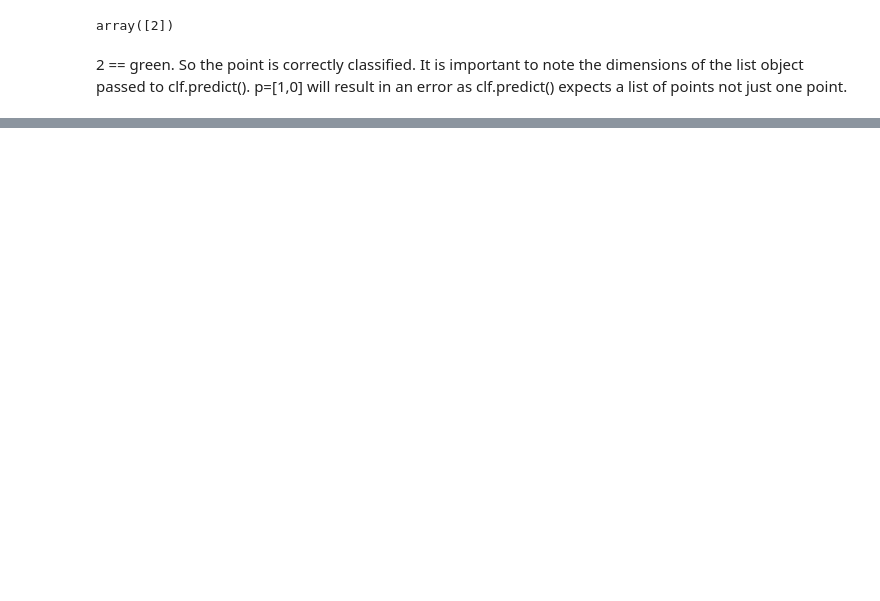
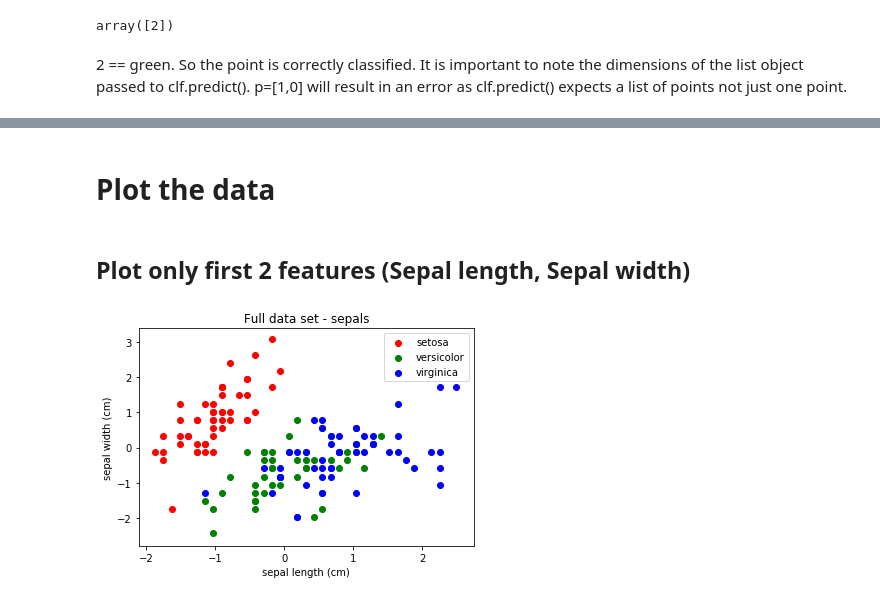
Before and after one commit to saugatach/scikitlearn-tutorial, a Jupyter notebook: mytutorial_scikitlearn_SGDClassifier.ipynb, the cells around one changed output, grey strips where cells are left out. Cells and saved outputs as stored; diff of their text form; code cells hidden in the pictures; blank space fills up the shorter version.

```diff
--- a/mytutorial_scikitlearn_SGDClassifier.ipynb
+++ b/mytutorial_scikitlearn_SGDClassifier.ipynb
@@ -119,0 +129,11 @@ array([2])
+# %%
+# import Iris dataset
+from sklearn import datasets
+
+import numpy as np
+np.set_printoptions(suppress=True) # to prevent numpy printing values in exponential notation
+import matplotlib.pyplot as plt
+
+# load the iris dataset
+iris = datasets.load_iris()
+x_iris, y_iris = iris.data, iris.target
@@ -119,0 +164,4 @@ array([2])
+# %%
+scaler = preprocessing.StandardScaler().fit(x_iris)
+x_iris = scaler.transform(x_iris)
+x_iris[:5]
@@ -119,0 +185,16 @@ array([2])
+# %% [markdown]
+# Plot the data
+# %% [markdown]
+## Plot only first 2 features (Sepal length, Sepal width)
+# %%
+cols = ['red','green','blue']
+
+for i in range(3):
+    plt.scatter(x_iris[:,0][y_iris==i], x_iris[:,1][y_iris==i], c=cols[i])
+plt.legend(iris.target_names)
+plt.xlabel(iris.feature_names[0])
+plt.ylabel(iris.feature_names[1])
+plt.title("Full data set - sepals")
+plt.show()
+# %% [output]
+[figure, added]
```
Also changed, not shown: parts of 90 cells of this notebook.
